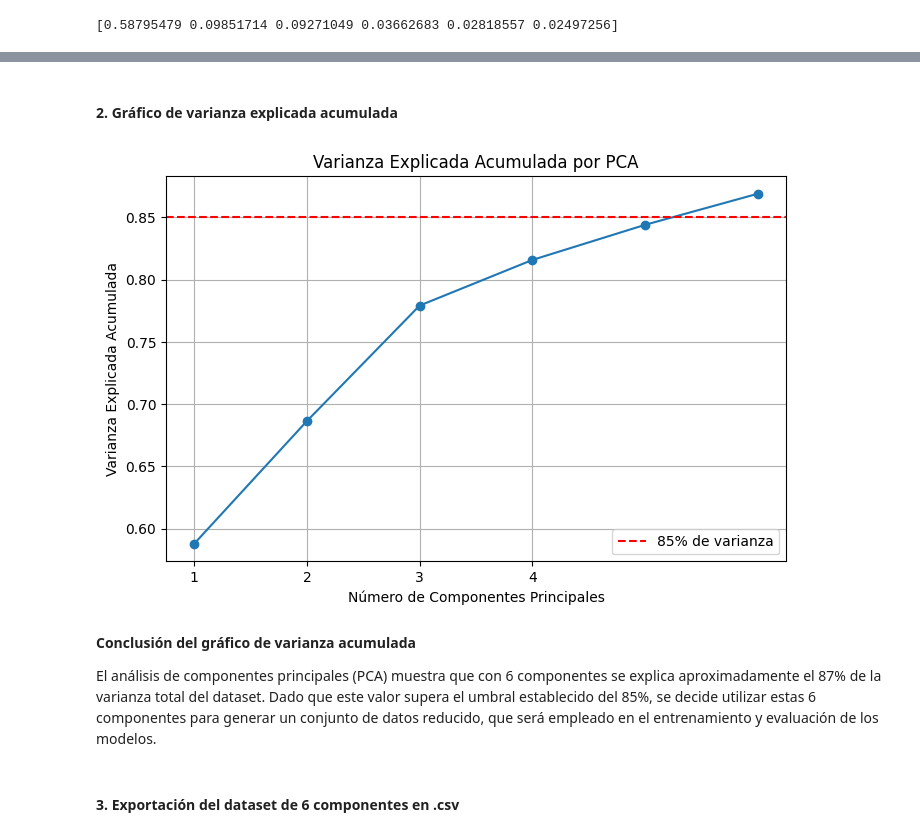
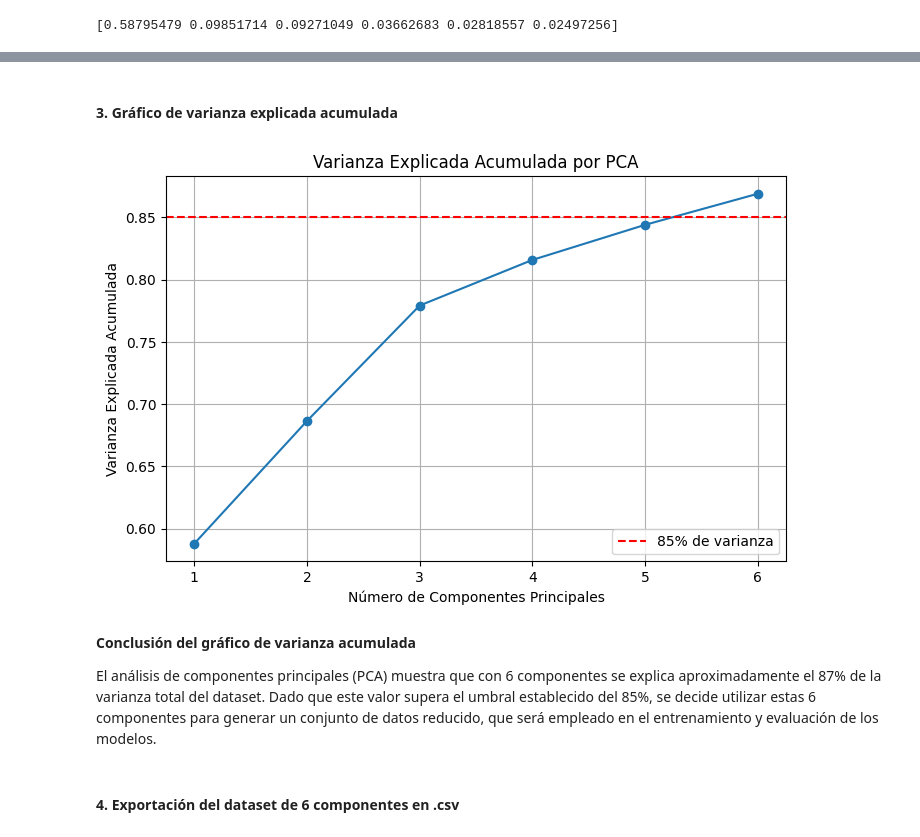
Before and after one commit to emiliano-ipa/CEIA-ML-TPFINAL, a Jupyter notebook: TP1_PCA.ipynb, the cells around one changed output, grey strips where cells are left out. Cells and saved outputs as stored; diff of their text form; code cells hidden in the pictures.

```diff
--- a/TP1_PCA.ipynb
+++ b/TP1_PCA.ipynb
@@ -52,31 +52,31 @@ df_components_all.head()
 # %% [markdown]
-#### 2. Gráfico de varianza explicada acumulada
+#### 3. Gráfico de varianza explicada acumulada
 # %%
 # Varianza explicada por componente
 explained_variance = pca.explained_variance_ratio_
 
 # varianza acumulada
 cumulative_var = np.cumsum(explained_variance)
 
 plt.figure(figsize=(8,5))
 plt.plot(range(1, len(cumulative_var) + 1), cumulative_var, marker='o')
 plt.xlabel('Número de Componentes Principales')
 plt.ylabel('Varianza Explicada Acumulada')
 plt.title('Varianza Explicada Acumulada por PCA')
 plt.axhline(y=0.85, color='red', linestyle='--', label='85% de varianza')
-plt.xticks([1, 2, 3,4])
+plt.xticks([1,2,3,4,5,6])
 plt.legend(loc='lower right')
 plt.grid()
 plt.show()
 # %% [output]
-[figure, old version]
+[figure, new version]
 # %% [markdown]
 **Conclusión del gráfico de varianza acumulada**
 
 El análisis de componentes principales (PCA) muestra que con 6 componentes se explica aproximadamente el 87% de la varianza total del dataset.
 Dado que este valor supera el umbral establecido del 85%, se decide utilizar estas 6 componentes para generar un conjunto de datos reducido, que será empleado en el entrenamiento y evaluación de los modelos.
 # %% [markdown]
-#### 3. Exportación del dataset de 6 componentes en .csv
+#### 4. Exportación del dataset de 6 componentes en .csv
 # %%
 # Convertir X (componentes PCA) a DataFrame
 X_train_pca = pd.DataFrame(components_all, columns=[f'PC{i+1}' for i in range(6)])
```
Also changed, not shown: parts of 9 cells of this notebook, 7 other files.
